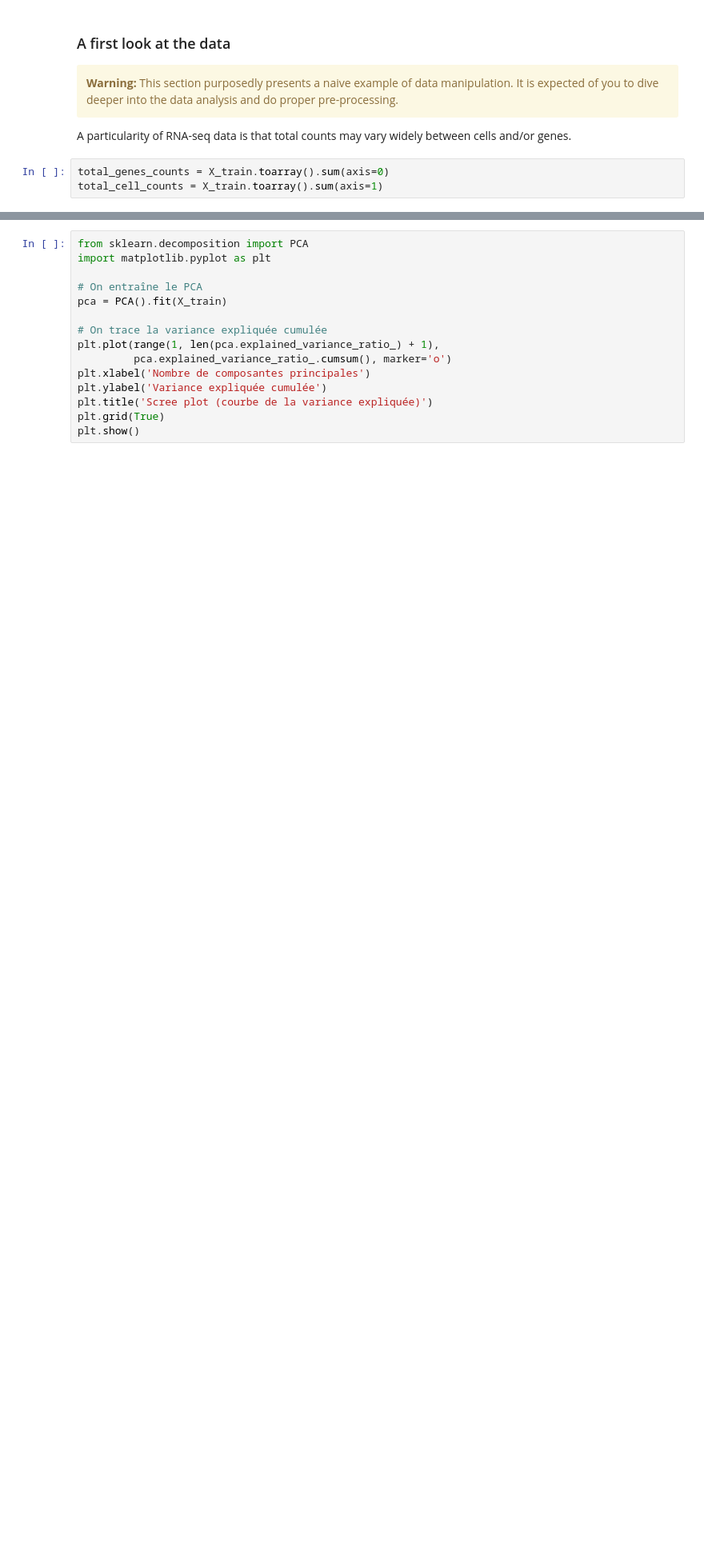
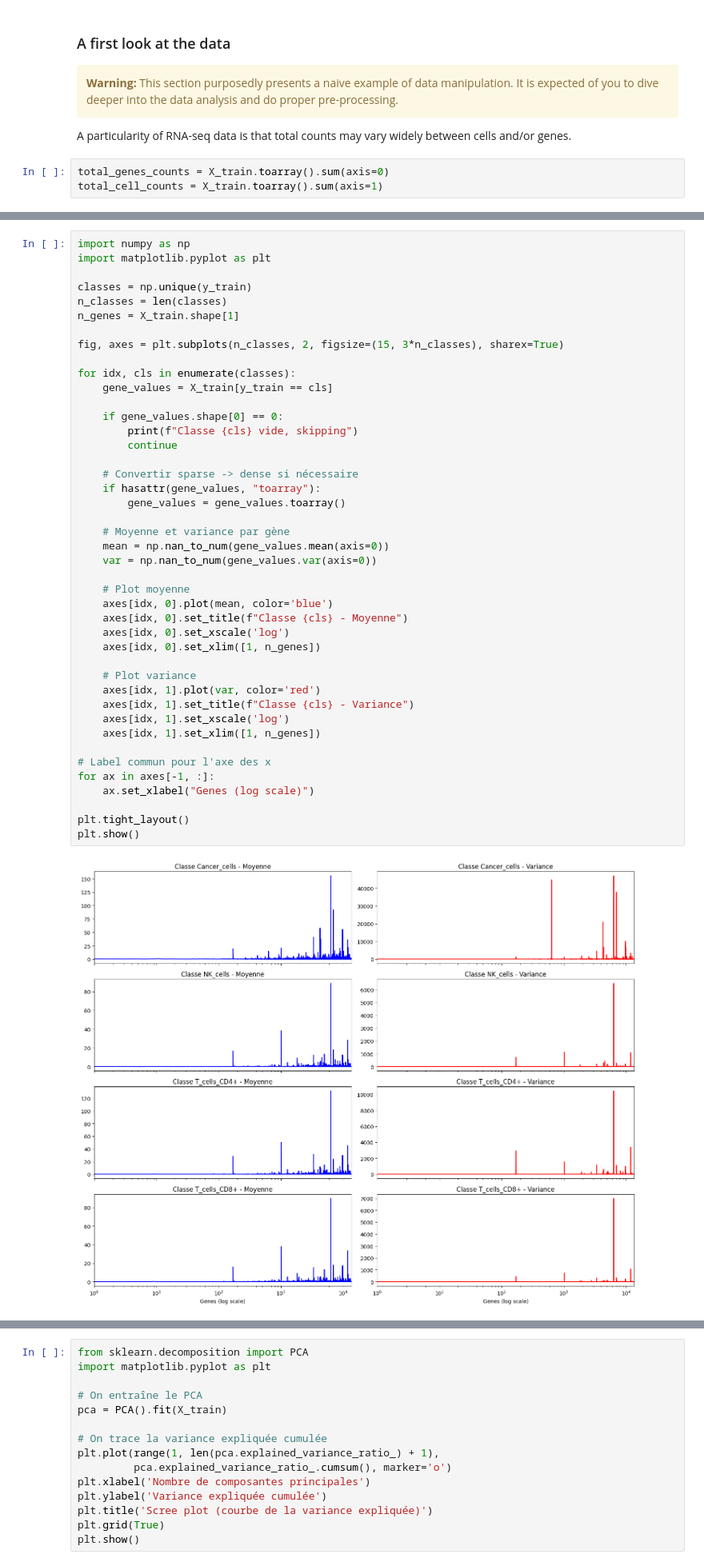
Before and after one commit to DataCampDS/scmark-classification-team_avengers, a Jupyter notebook: guerin/draft.ipynb, the cells around one changed output, grey strips where cells are left out. Shown at 80% size. Cells and saved outputs as stored; diff of their text form; blank space fills up the shorter version.

```diff
--- a/guerin/draft.ipynb
+++ b/guerin/draft.ipynb
@@ -158,0 +176,45 @@ plt.show()
+# %%
+import numpy as np
+import matplotlib.pyplot as plt
+
+classes = np.unique(y_train)
+n_classes = len(classes)
+n_genes = X_train.shape[1]
+
+fig, axes = plt.subplots(n_classes, 2, figsize=(15, 3*n_classes), sharex=True)
+
+for idx, cls in enumerate(classes):
+    gene_values = X_train[y_train == cls]
+
+    if gene_values.shape[0] == 0:
+        print(f"Classe {cls} vide, skipping")
+        continue
+
+    # Convertir sparse -> dense si nécessaire
+    if hasattr(gene_values, "toarray"):
+        gene_values = gene_values.toarray()
+
+    # Moyenne et variance par gène
+    mean = np.nan_to_num(gene_values.mean(axis=0))
+    var = np.nan_to_num(gene_values.var(axis=0))
+
+    # Plot moyenne
+    axes[idx, 0].plot(mean, color='blue')
+    axes[idx, 0].set_title(f"Classe {cls} - Moyenne")
+    axes[idx, 0].set_xscale('log')
+    axes[idx, 0].set_xlim([1, n_genes])
+
+    # Plot variance
+    axes[idx, 1].plot(var, color='red')
+    axes[idx, 1].set_title(f"Classe {cls} - Variance")
+    axes[idx, 1].set_xscale('log')
+    axes[idx, 1].set_xlim([1, n_genes])
+
+# Label commun pour l'axe des x
+for ax in axes[-1, :]:
+    ax.set_xlabel("Genes (log scale)")
+
+plt.tight_layout()
+plt.show()
+# %% [output]
+[figure, added]
```
Also changed, not shown: parts of 21 cells of this notebook, 2 other files.
